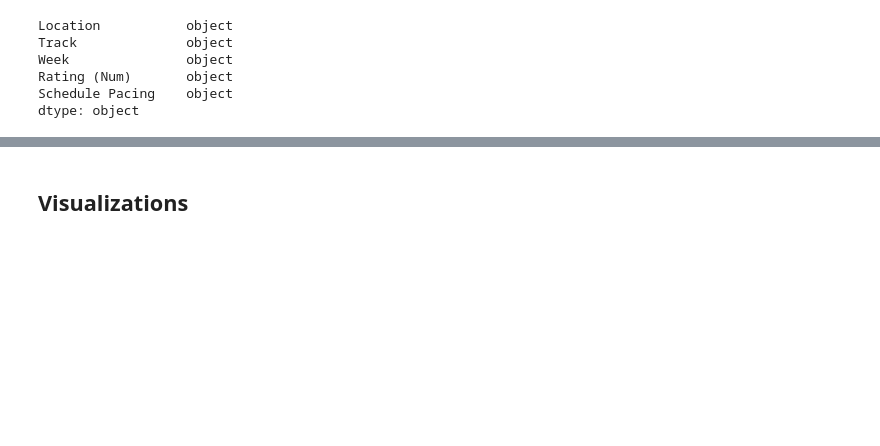
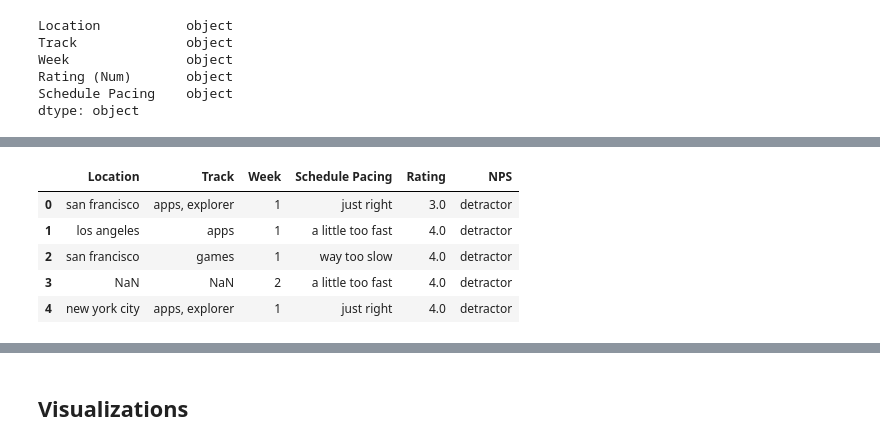
Before and after one commit to noltron000-coursework/ds-1-1-nps-project, a Jupyter notebook: project.ipynb, the cells around one changed output, grey strips where cells are left out. Drawn from its saved outputs; the diff is of its cells as text; code cells hidden in the pictures; blank space fills up the shorter version.

```diff
--- a/project.ipynb
+++ b/project.ipynb
@@ -110,0 +105,16 @@ Apps
+# %%
+# store conditionals as variables
+promoter = data['Rating'] >= 8
+detractor = data['Rating'] < 8
+
+# UGLY: please refactor me!
+data['NPS'] = numpy.where(promoter, 'promoter', numpy.where(detractor, 'detractor', numpy.nan))
+
+data.head()
+# %% [output]
+|  | Location | Track | Week | Schedule Pacing | Rating | NPS |
+| 0 | san francisco | apps, explorer | 1 | just right | 3.0 | detractor |
+| 1 | los angeles | apps | 1 | a little too fast | 4.0 | detractor |
+| 2 | san francisco | games | 1 | way too slow | 4.0 | detractor |
+| 3 | NaN | NaN | 2 | a little too fast | 4.0 | detractor |
+| 4 | new york city | apps, explorer | 1 | just right | 4.0 | detractor |
```
Also changed, not shown: parts of 10 cells of this notebook.
